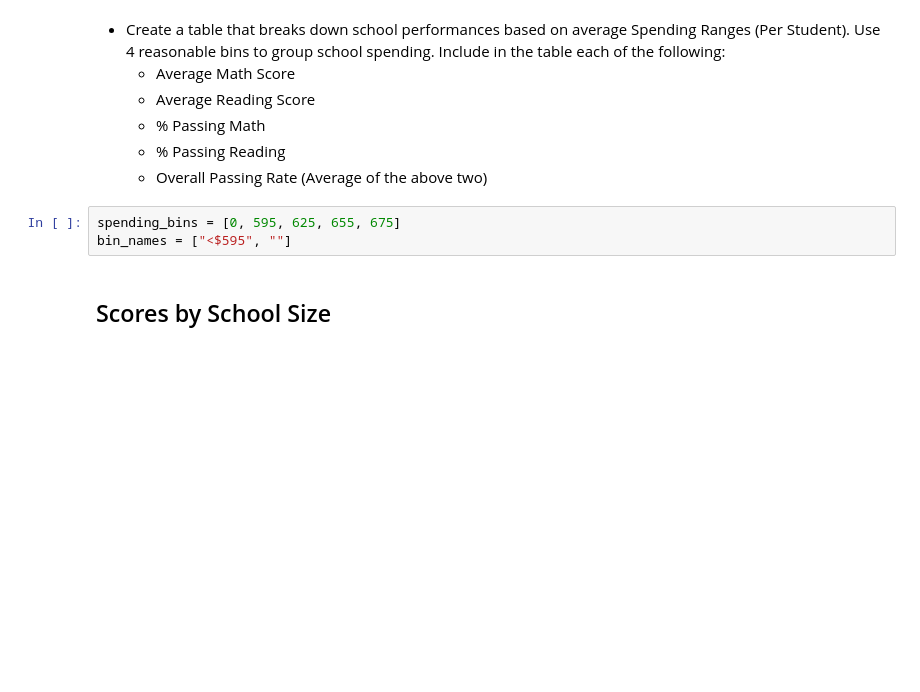
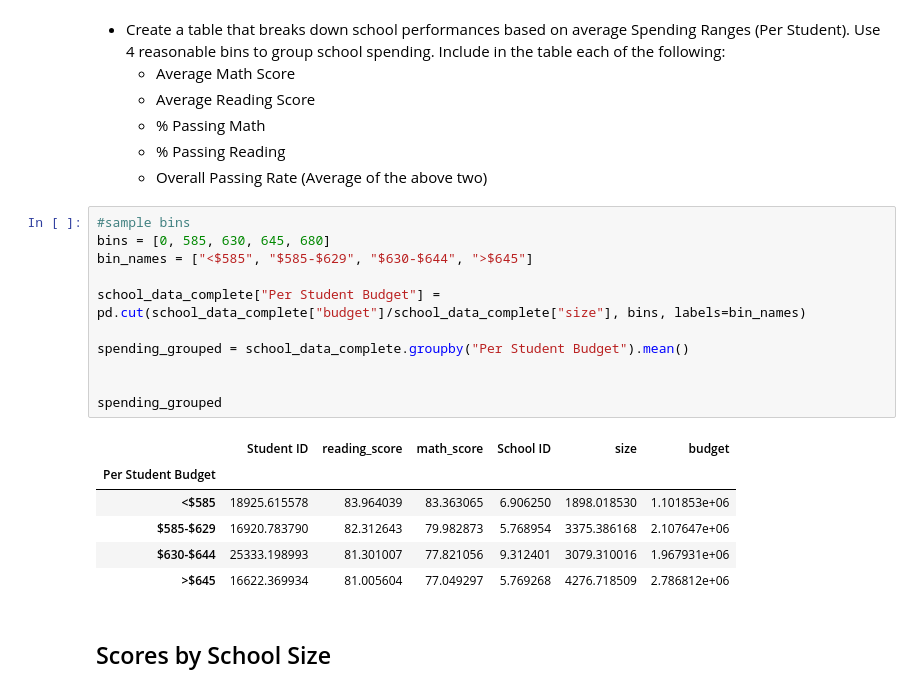
Before and after one commit to nadiaaldrich/pandas-challenge, a Jupyter notebook: PyCitySchools_starter.ipynb, the cells around one changed output. Cells and saved outputs as stored; diff of their text form; blank space fills up the shorter version.

```diff
--- a/PyCitySchools_starter.ipynb
+++ b/PyCitySchools_starter.ipynb
@@ -304,9 +304,24 @@ reading_scores_by_grade_df
   * % Passing Math
   * % Passing Reading
   * Overall Passing Rate (Average of the above two)
-# %%
-spending_bins = [0, 595, 625, 655, 675]
-bin_names = ["<$595", ""]
+# %%
+#sample bins
+bins = [0, 585, 630, 645, 680]
+bin_names = ["<$585", "$585-$629", "$630-$644", ">$645"]
+
+school_data_complete["Per Student Budget"] = pd.cut(school_data_complete["budget"]/school_data_complete["size"], bins, labels=bin_names)
+
+spending_grouped = school_data_complete.groupby("Per Student Budget").mean()
+
+
+spending_grouped
+# %% [output]
+|  | Student ID | reading_score | math_score | School ID | size | budget |
+| Per Student Budget |  |  |  |  |  |  |
+| <$585 | 18925.615578 | 83.964039 | 83.363065 | 6.906250 | 1898.018530 | 1.101853e+06 |
+| $585-$629 | 16920.783790 | 82.312643 | 79.982873 | 5.768954 | 3375.386168 | 2.107647e+06 |
+| $630-$644 | 25333.198993 | 81.301007 | 77.821056 | 9.312401 | 3079.310016 | 1.967931e+06 |
+| >$645 | 16622.369934 | 81.005604 | 77.049297 | 5.769268 | 4276.718509 | 2.786812e+06 |
 # %% [markdown]
 ## Scores by School Size
 # %% [markdown]
```
